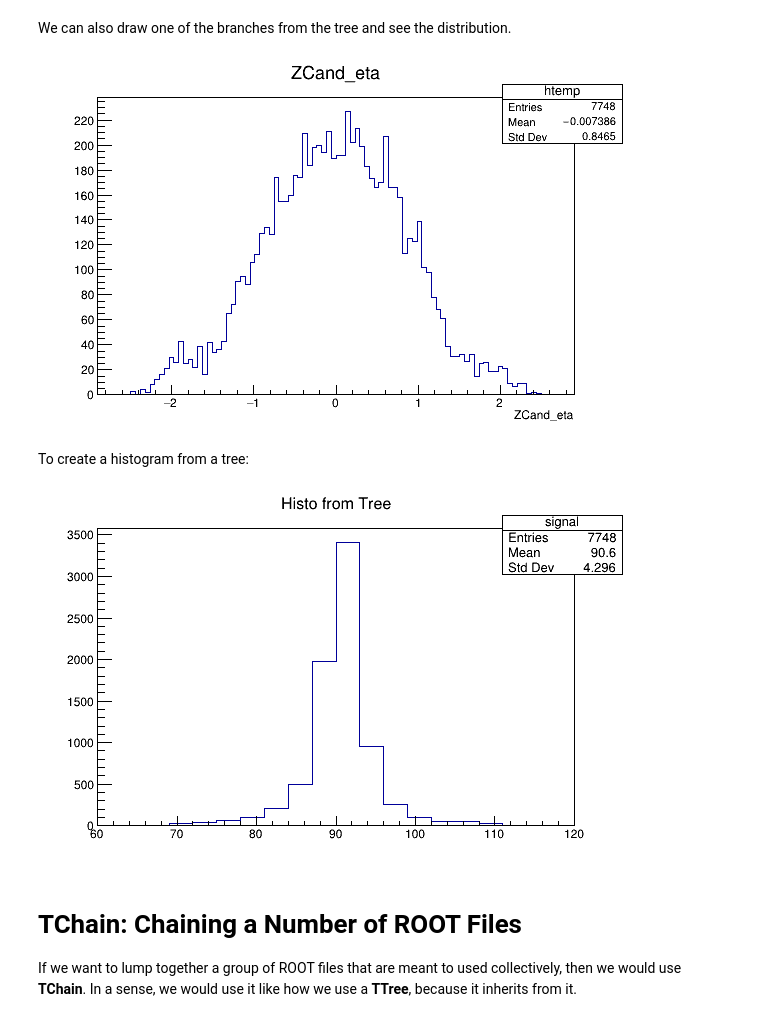
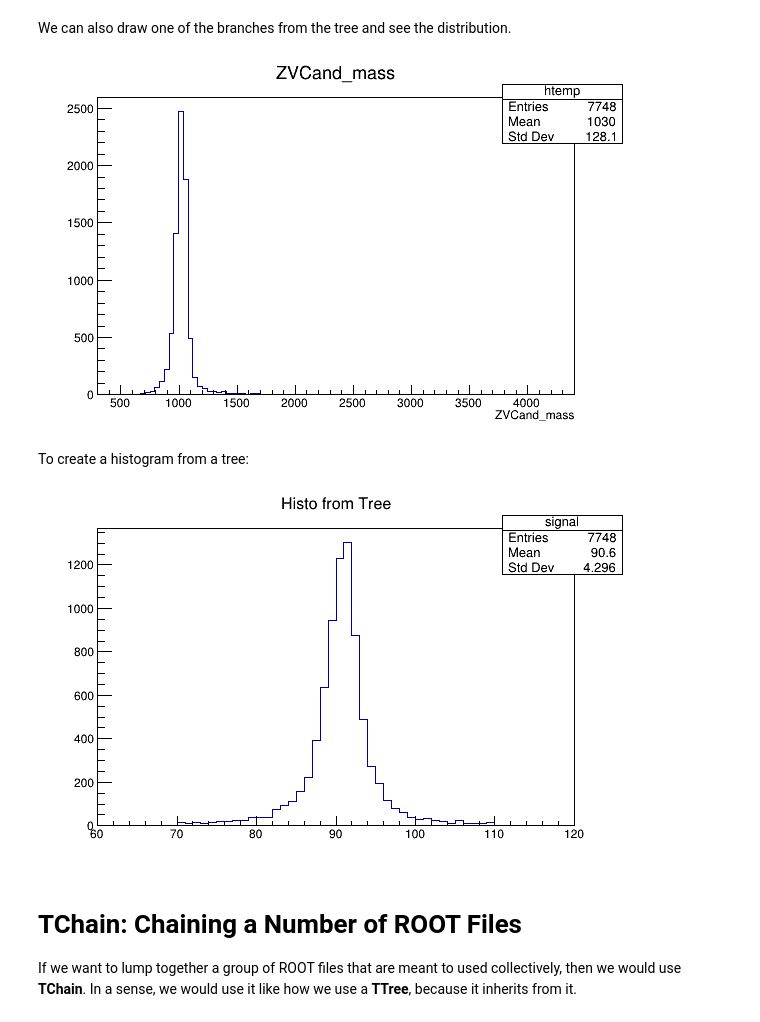
Before and after one commit to afyqazraei/MalayaHEPTutorials, a Jupyter notebook: IntroToROOT/IntroToROOT.ipynb, the cells around one changed output. Cells and saved outputs as stored; diff of their text form; code cells hidden in the pictures.

```diff
--- a/IntroToROOT/IntroToROOT.ipynb
+++ b/IntroToROOT/IntroToROOT.ipynb
@@ -345,21 +324,21 @@ Type <CR> to continue or q to quit ==> Type <CR> to continue or q to quit ==> Ty
 We can also draw one of the branches from the tree and see the distribution.
 # %%
 canv.Clear()
-elel_tree.Draw("ZCand_eta")
+elel_tree.Draw("ZVCand_mass")
 canv.Draw()
 # %% [output]
-[figure, old version]
+[figure, new version]
 # %% [markdown]
 To create a histogram from a tree:
 # %%
-signal = ROOT.TH1F("signal", "Histo from Tree", 20, 60, 120)
+signal = ROOT.TH1F("signal", "Histo from Tree", 60, 60, 120)
 elel_tree.Draw("ZCand_mass>>signal")
 
 canv.Clear()
 signal.Draw()
 canv.Draw()
 # %% [output]
-[figure, old version]
+[figure, new version]
 # %% [markdown]
 # TChain: Chaining a Number of ROOT Files
 
```
Also changed, not shown: parts of 12 cells of this notebook.
